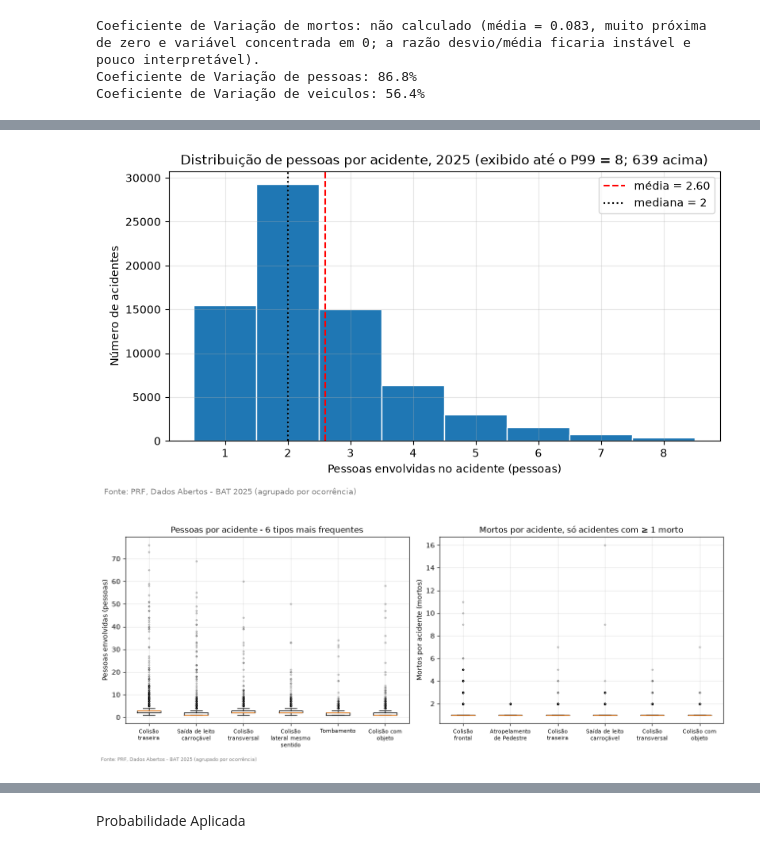
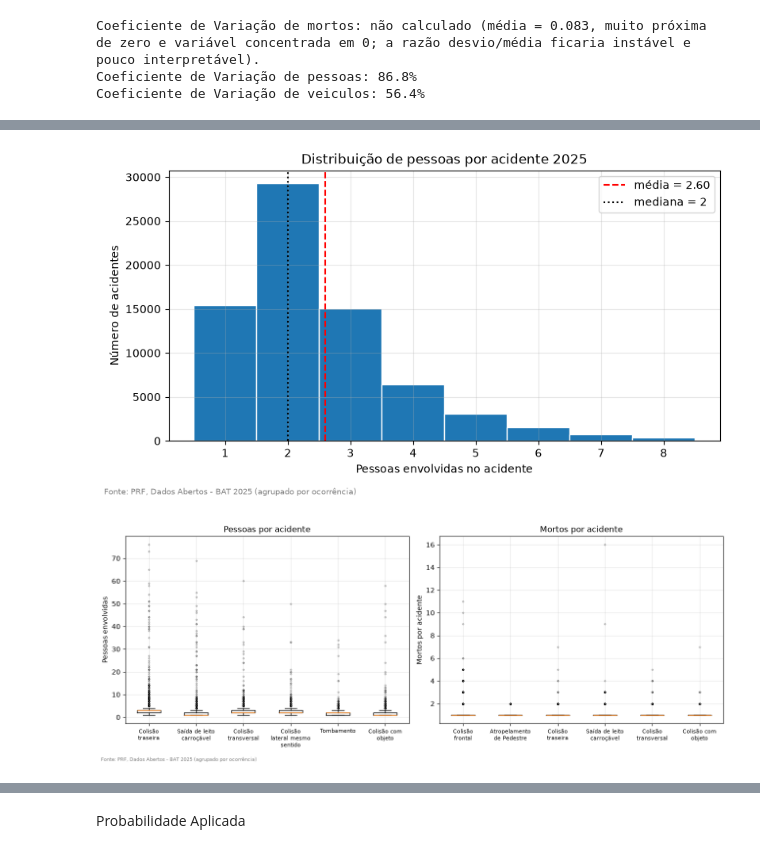
Before and after one commit to mariaeduardamazzini-beep/analise-acidentes-prf-2025, a Jupyter notebook: analise.ipynb, the cells around one changed output, grey strips where cells are left out. Drawn from its saved outputs; the diff is of its cells as text; code cells hidden in the pictures.

```diff
--- a/analise.ipynb
+++ b/analise.ipynb
@@ -407,18 +405,18 @@ salvar(fig, "barras_tipo_acidente")
 # %%
 # Histograma: pessoas envolvidas por acidente
 lim = int(df["pessoas"].quantile(.99))
 acima = int((df["pessoas"] > lim).sum())
 fig, ax = plt.subplots(figsize=(8, 4.5))
 ax.hist(df.loc[df["pessoas"] <= lim, "pessoas"], bins=np.arange(0.5, lim + 1.5, 1), edgecolor="white")
 ax.axvline(df["pessoas"].mean(), color="red", ls="--", label=f"média = {df['pessoas'].mean():.2f}")
 ax.axvline(df["pessoas"].median(), color="black", ls=":", label=f"mediana = {df['pessoas'].median():.0f}")
-ax.set_xlabel("Pessoas envolvidas no acidente (pessoas)")
+ax.set_xlabel("Pessoas envolvidas no acidente")
 ax.set_ylabel("Número de acidentes")
-ax.set_title(f"Distribuição de pessoas por acidente, 2025 (exibido até o P99 = {lim}; {fmt(acima)} acima)")
+ax.set_title(f"Distribuição de pessoas por acidente 2025")
 ax.legend()
 salvar(fig, "histograma_pessoas")
 # %% [output]
-[figure, old version]
+[figure, new version]
 # %%
 # Boxplots: Comparação de grupos (tipos de acidente)
 topo_tipos = freq.head(6).index.tolist()
@@ -432,17 +430,17 @@ fig, (ax1, ax2) = plt.subplots(1, 2, figsize=(13, 5))
 ax1.boxplot(dados1, flierprops=dict(markersize=2, alpha=0.3))
 ax1.set_xticks(range(1, len(topo_tipos) + 1))
 ax1.set_xticklabels([textwrap.fill(t, 14) for t in topo_tipos], fontsize=8)
-ax1.set_ylabel("Pessoas envolvidas (pessoas)")
-ax1.set_title("Pessoas por acidente - 6 tipos mais frequentes")
+ax1.set_ylabel("Pessoas envolvidas")
+ax1.set_title("Pessoas por acidente")
 
 ax2.boxplot(dados2, flierprops=dict(markersize=2, alpha=0.3))
 ax2.set_xticks(range(1, len(topo_fatais) + 1))
 ax2.set_xticklabels([textwrap.fill(t, 14) for t in topo_fatais], fontsize=8)
-ax2.set_ylabel("Mortos por acidente (mortos)")
-ax2.set_title("Mortos por acidente, só acidentes com ≥ 1 morto")
+ax2.set_ylabel("Mortos por acidente")
+ax2.set_title("Mortos por acidente")
 salvar(fig, "boxplot_tipo_acidente")
 # %% [output]
-[figure, old version]
+[figure, new version]
 # %%
 # Pergunta 1: Variação de Vítimas Fatais entre os Tipos de Acidente
 
```
Also changed, not shown: parts of 9 cells of this notebook, 7 other files.
